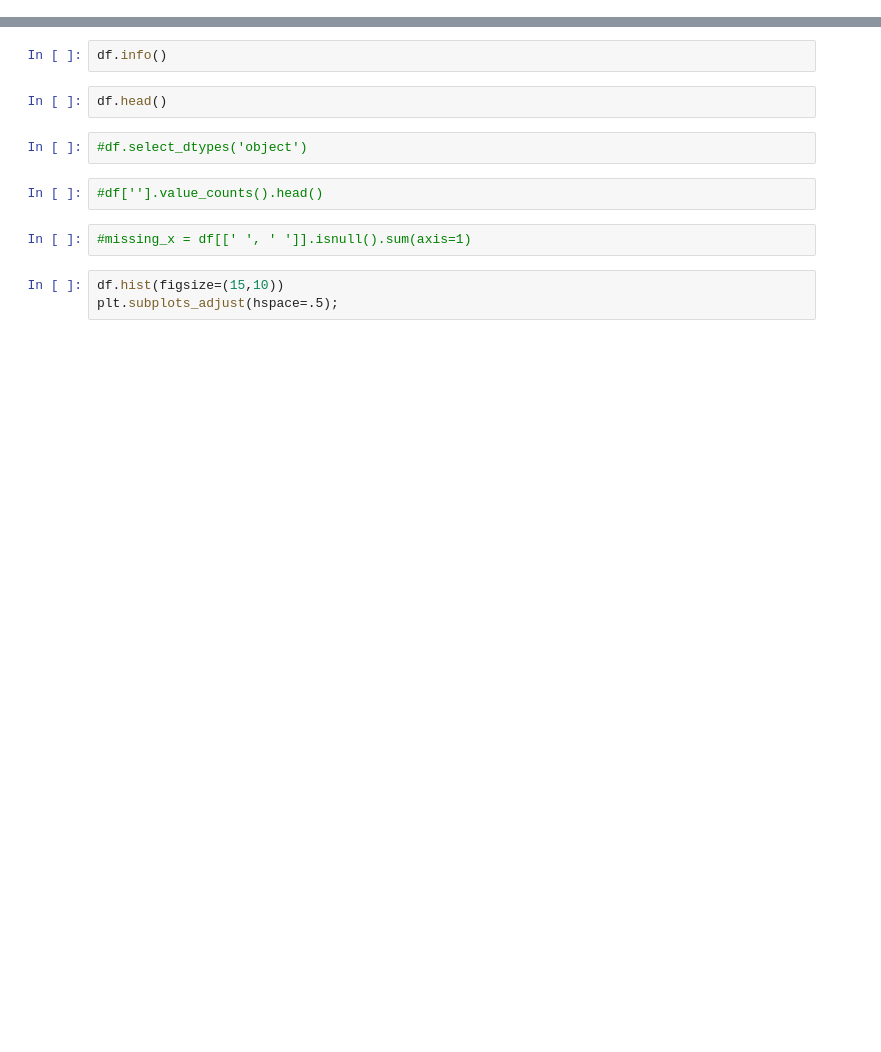
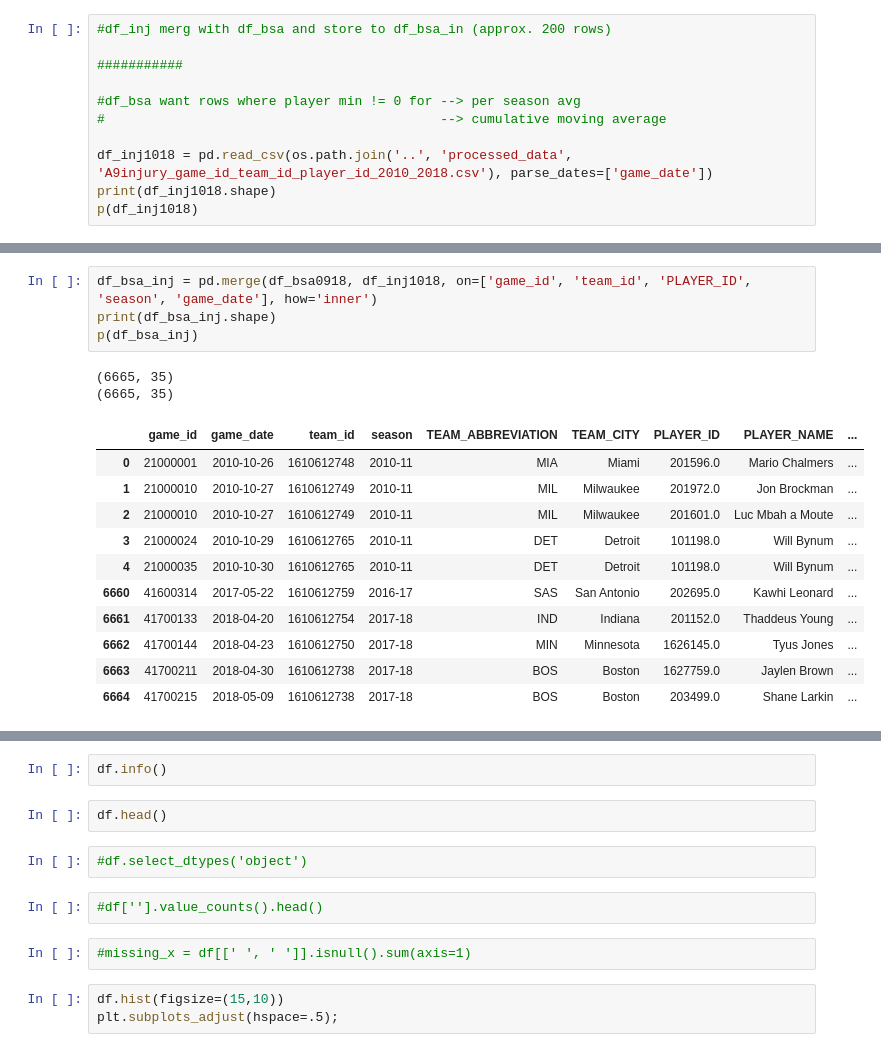
Before and after one commit to pauljacob/DSCapstone2, a Jupyter notebook: 02_Data_Wrangling/02_data_wrangling_temp-Copy2.ipynb, the cells around one changed output, grey strips where cells are left out. Drawn from its saved outputs; the diff is of its cells as text; blank space fills up the shorter version.

```diff
--- a/02_Data_Wrangling/02_data_wrangling_temp-Copy2.ipynb
+++ b/02_Data_Wrangling/02_data_wrangling_temp-Copy2.ipynb
@@ -45,0 +66,11 @@ import os
+# %%
+#df_inj merg with df_bsa and store to df_bsa_in (approx. 200 rows)
+
+###########
+
+#df_bsa want rows where player min != 0 for --> per season avg
+#                                           --> cumulative moving average
+
+df_inj1018 = pd.read_csv(os.path.join('..', 'processed_data', 'A9injury_game_id_team_id_player_id_2010_2018.csv'), parse_dates=['game_date'])
+print(df_inj1018.shape)
+p(df_inj1018)
@@ -45,0 +175,18 @@ import os
+# %%
+df_bsa_inj = pd.merge(df_bsa0918, df_inj1018, on=['game_id', 'team_id', 'PLAYER_ID', 'season', 'game_date'], how='inner')
+print(df_bsa_inj.shape)
+p(df_bsa_inj)
+# %% [output]
+(6665, 35)
+(6665, 35)
+|  | game_id | game_date | team_id | season | TEAM_ABBREVIATION | TEAM_CITY | PLAYER_ID | PLAYER_NAME | ... |
+| 0 | 21000001 | 2010-10-26 | 1610612748 | 2010-11 | MIA | Miami | 201596.0 | Mario Chalmers | ... |
+| 1 | 21000010 | 2010-10-27 | 1610612749 | 2010-11 | MIL | Milwaukee | 201972.0 | Jon Brockman | ... |
+| 2 | 21000010 | 2010-10-27 | 1610612749 | 2010-11 | MIL | Milwaukee | 201601.0 | Luc Mbah a Moute | ... |
+| 3 | 21000024 | 2010-10-29 | 1610612765 | 2010-11 | DET | Detroit | 101198.0 | Will Bynum | ... |
+| 4 | 21000035 | 2010-10-30 | 1610612765 | 2010-11 | DET | Detroit | 101198.0 | Will Bynum | ... |
+| 6660 | 41600314 | 2017-05-22 | 1610612759 | 2016-17 | SAS | San Antonio | 202695.0 | Kawhi Leonard | ... |
+| 6661 | 41700133 | 2018-04-20 | 1610612754 | 2017-18 | IND | Indiana | 201152.0 | Thaddeus Young | ... |
+| 6662 | 41700144 | 2018-04-23 | 1610612750 | 2017-18 | MIN | Minnesota | 1626145.0 | Tyus Jones | ... |
+| 6663 | 41700211 | 2018-04-30 | 1610612738 | 2017-18 | BOS | Boston | 1627759.0 | Jaylen Brown | ... |
+| 6664 | 41700215 | 2018-05-09 | 1610612738 | 2017-18 | BOS | Boston | 203499.0 | Shane Larkin | ... |
```
Also changed, not shown: parts of 41 cells of this notebook, 13 other files.
